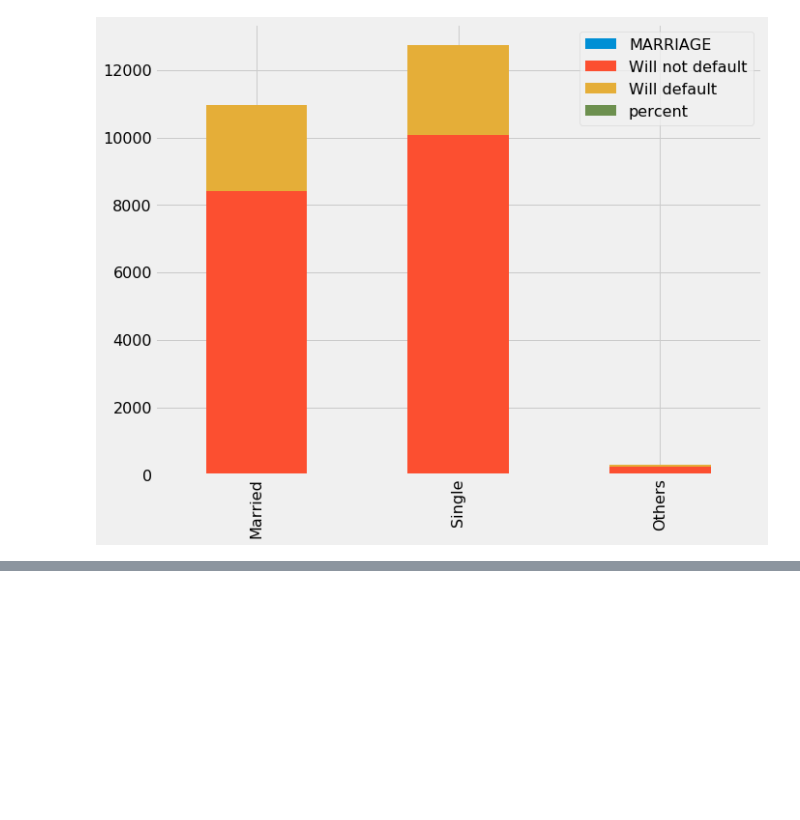
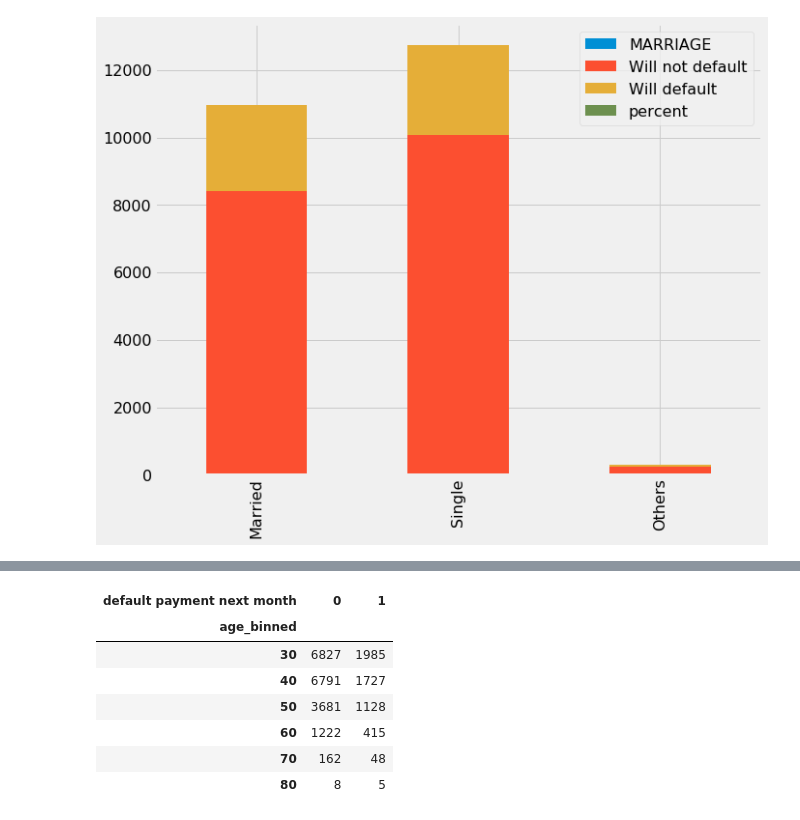
Before and after one commit to emilia329/CreditCard, a Jupyter notebook: EDA.ipynb, the cells around one changed output, grey strips where cells are left out. Drawn from its saved outputs; the diff is of its cells as text; code cells hidden in the pictures; blank space fills up the shorter version.

```diff
--- a/EDA.ipynb
+++ b/EDA.ipynb
@@ -304,0 +326,12 @@ marriage_df.plot(kind='bar',stacked=True, figsize=(10,8))
+# %%
+age_df = df.groupby(['age_binned', 'default payment next month']).size().unstack(1)
+age_df
+# %% [output]
+| default payment next month | 0 | 1 |
+| age_binned |  |  |
+| 30 | 6827 | 1985 |
+| 40 | 6791 | 1727 |
+| 50 | 3681 | 1128 |
+| 60 | 1222 | 415 |
+| 70 | 162 | 48 |
+| 80 | 8 | 5 |
```
Also changed, not shown: parts of 4 cells of this notebook.
